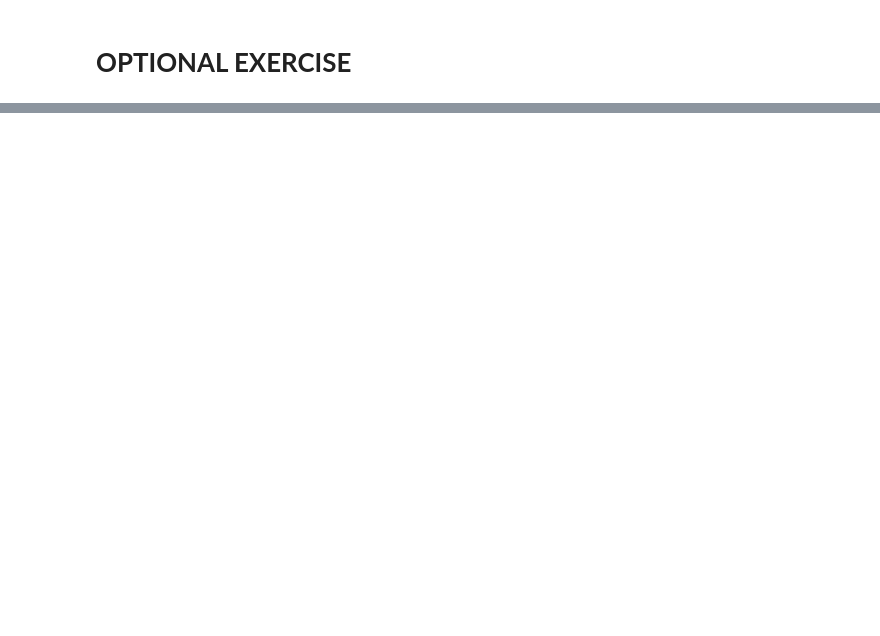
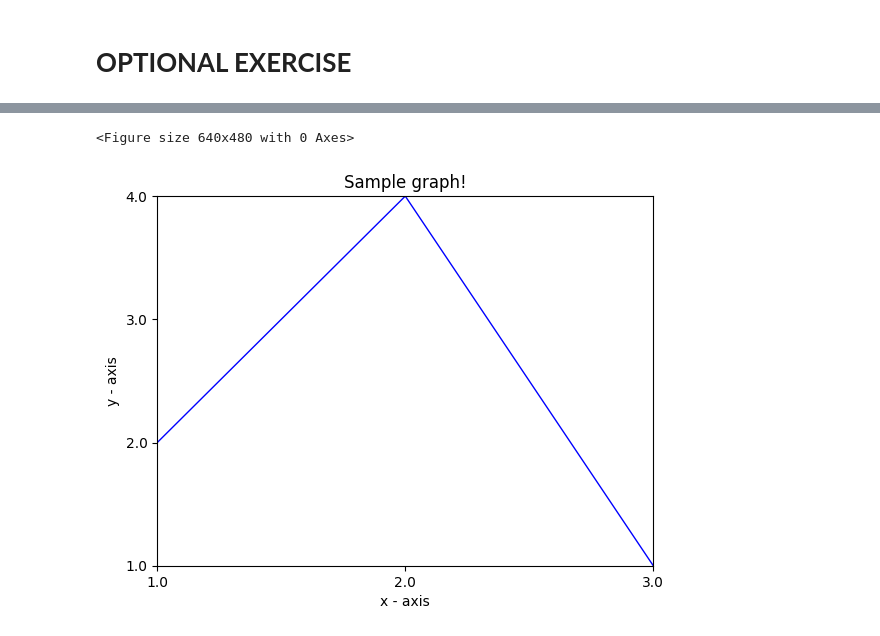
Before and after one commit to aliawofford9317/LSAMP_Python_Course2024, a Jupyter notebook: Lesson_6a_Exercises.ipynb, the cells around one changed output, grey strips where cells are left out. Cells and saved outputs as stored; diff of their text form; code cells hidden in the pictures; blank space fills up the shorter version.

```diff
--- a/Lesson_6a_Exercises.ipynb
+++ b/Lesson_6a_Exercises.ipynb
@@ -22 +23,27 @@ plt.ylabel("y - axis");
 [figure]
+# %%
+from matplotlib.ticker import FormatStrFormatter
+fig2 = plt.figure()
+fig2, ax = plt.subplots()
+
+plt.title("Sample graph!", fontsize = 12)
+plt.xlabel("x - axis")
+plt.ylabel("y - axis")
+
+plt.xlim(1.0,3.0)
+plt.ylim(1.0,4.0)
+x1 = np.linspace(1,2,2)
+x2 = np.linspace(2,3,2)
+y1=2*x1
+y2=-3*x2+10
+plt.plot(x1, y1, color='blue', linewidth=1)
+plt.plot(x2, y2, color='blue', linewidth=1)
+
+ax.set_xticks([1, 2, 3])
+ax.set_yticks([1, 2, 3, 4]);
+
+ax.xaxis.set_major_formatter(FormatStrFormatter('%.1f')) #sets the ticks format to one decimal place.
+ax.yaxis.set_major_formatter(FormatStrFormatter('%.1f'))
+# %% [output]
+<Figure size 640x480 with 0 Axes>
+[figure, added]
```
Also changed, not shown: parts of 1 cell of this notebook.
